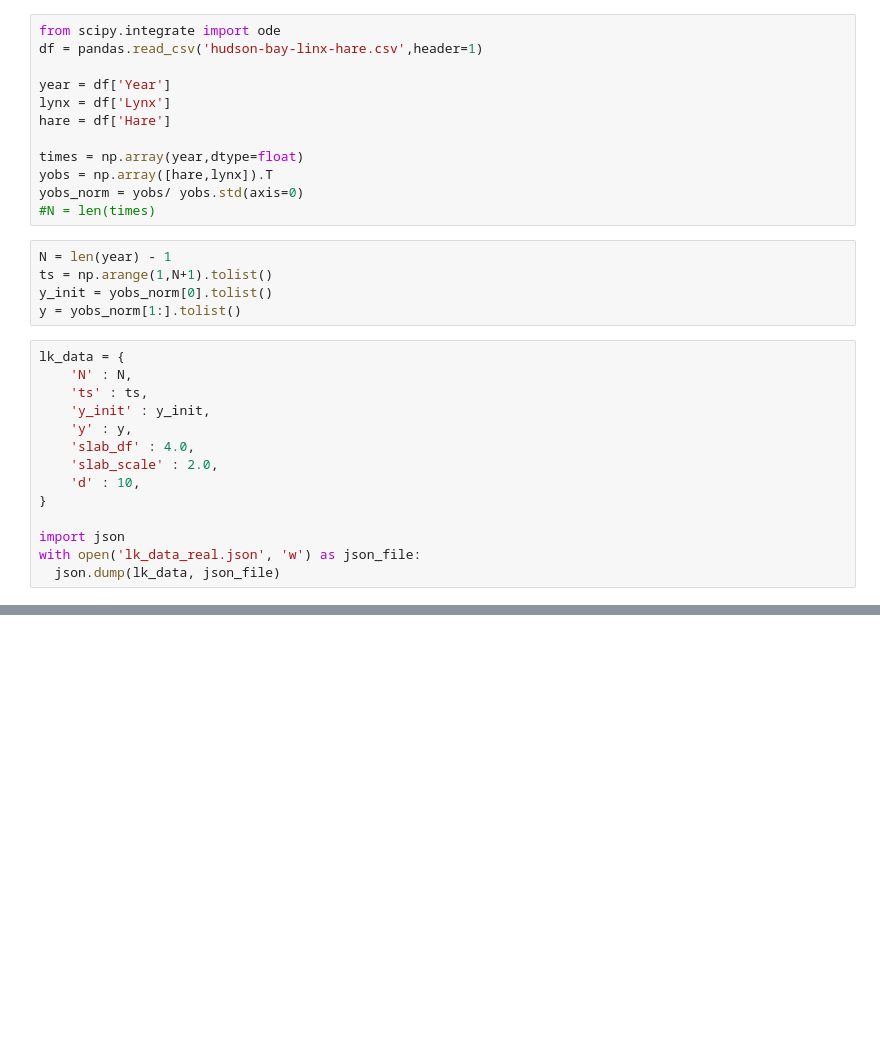
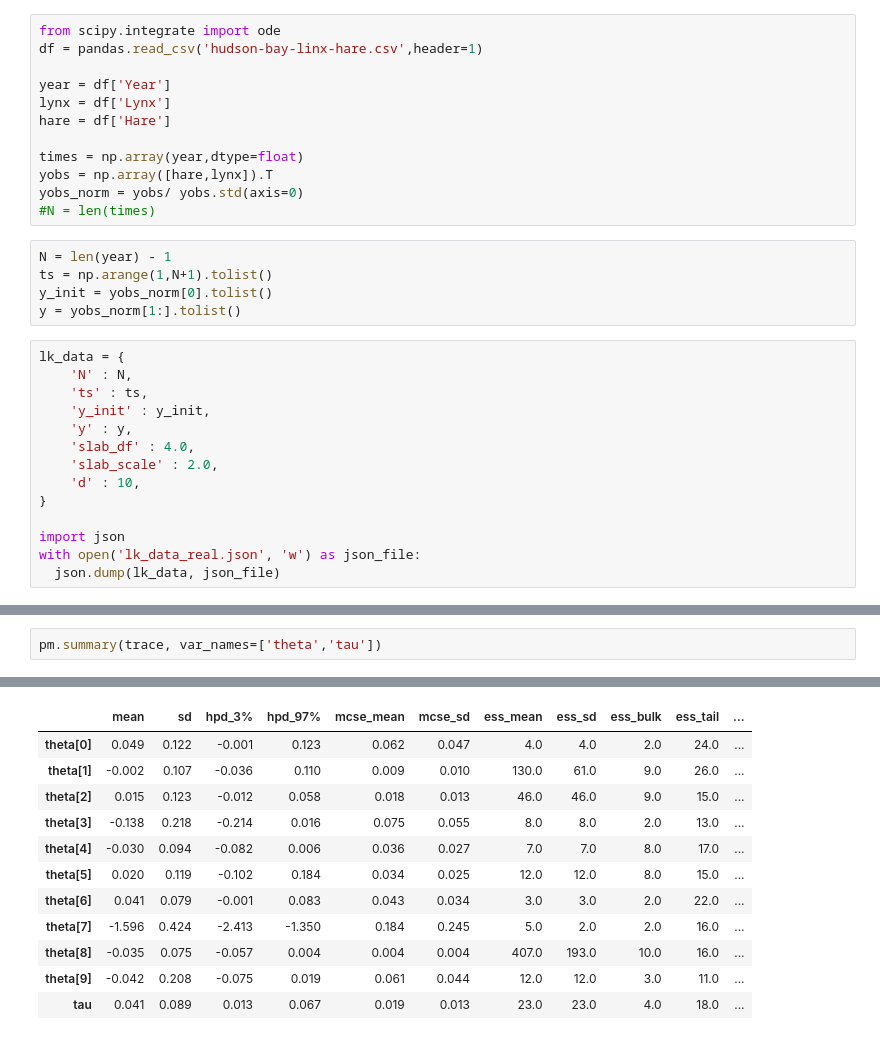
Before and after one commit to sethhirsh/BayesianSindy, a Jupyter notebook: make_json.ipynb, the cells around one changed output, grey strips where cells are left out. Cells and saved outputs as stored; diff of their text form; blank space fills up the shorter version.

```diff
--- a/make_json.ipynb
+++ b/make_json.ipynb
@@ -37,0 +53,3 @@ with open('lk_data_real.json', 'w') as json_file:
+# %%
+pm.summary(trace, var_names=['theta','tau'])
+# %% [output]
@@ -37,0 +67,12 @@ with open('lk_data_real.json', 'w') as json_file:
+|  | mean | sd | hpd_3% | hpd_97% | mcse_mean | mcse_sd | ess_mean | ess_sd | ess_bulk | ess_tail | ... |
+| theta[0] | 0.049 | 0.122 | -0.001 | 0.123 | 0.062 | 0.047 | 4.0 | 4.0 | 2.0 | 24.0 | ... |
+| theta[1] | -0.002 | 0.107 | -0.036 | 0.110 | 0.009 | 0.010 | 130.0 | 61.0 | 9.0 | 26.0 | ... |
+| theta[2] | 0.015 | 0.123 | -0.012 | 0.058 | 0.018 | 0.013 | 46.0 | 46.0 | 9.0 | 15.0 | ... |
+| theta[3] | -0.138 | 0.218 | -0.214 | 0.016 | 0.075 | 0.055 | 8.0 | 8.0 | 2.0 | 13.0 | ... |
+| theta[4] | -0.030 | 0.094 | -0.082 | 0.006 | 0.036 | 0.027 | 7.0 | 7.0 | 8.0 | 17.0 | ... |
+| theta[5] | 0.020 | 0.119 | -0.102 | 0.184 | 0.034 | 0.025 | 12.0 | 12.0 | 8.0 | 15.0 | ... |
+| theta[6] | 0.041 | 0.079 | -0.001 | 0.083 | 0.043 | 0.034 | 3.0 | 3.0 | 2.0 | 22.0 | ... |
+| theta[7] | -1.596 | 0.424 | -2.413 | -1.350 | 0.184 | 0.245 | 5.0 | 2.0 | 2.0 | 16.0 | ... |
+| theta[8] | -0.035 | 0.075 | -0.057 | 0.004 | 0.004 | 0.004 | 407.0 | 193.0 | 10.0 | 16.0 | ... |
+| theta[9] | -0.042 | 0.208 | -0.075 | 0.019 | 0.061 | 0.044 | 12.0 | 12.0 | 3.0 | 11.0 | ... |
+| tau | 0.041 | 0.089 | 0.013 | 0.067 | 0.019 | 0.013 | 23.0 | 23.0 | 4.0 | 18.0 | ... |
```
Also changed, not shown: parts of 4 cells of this notebook.
